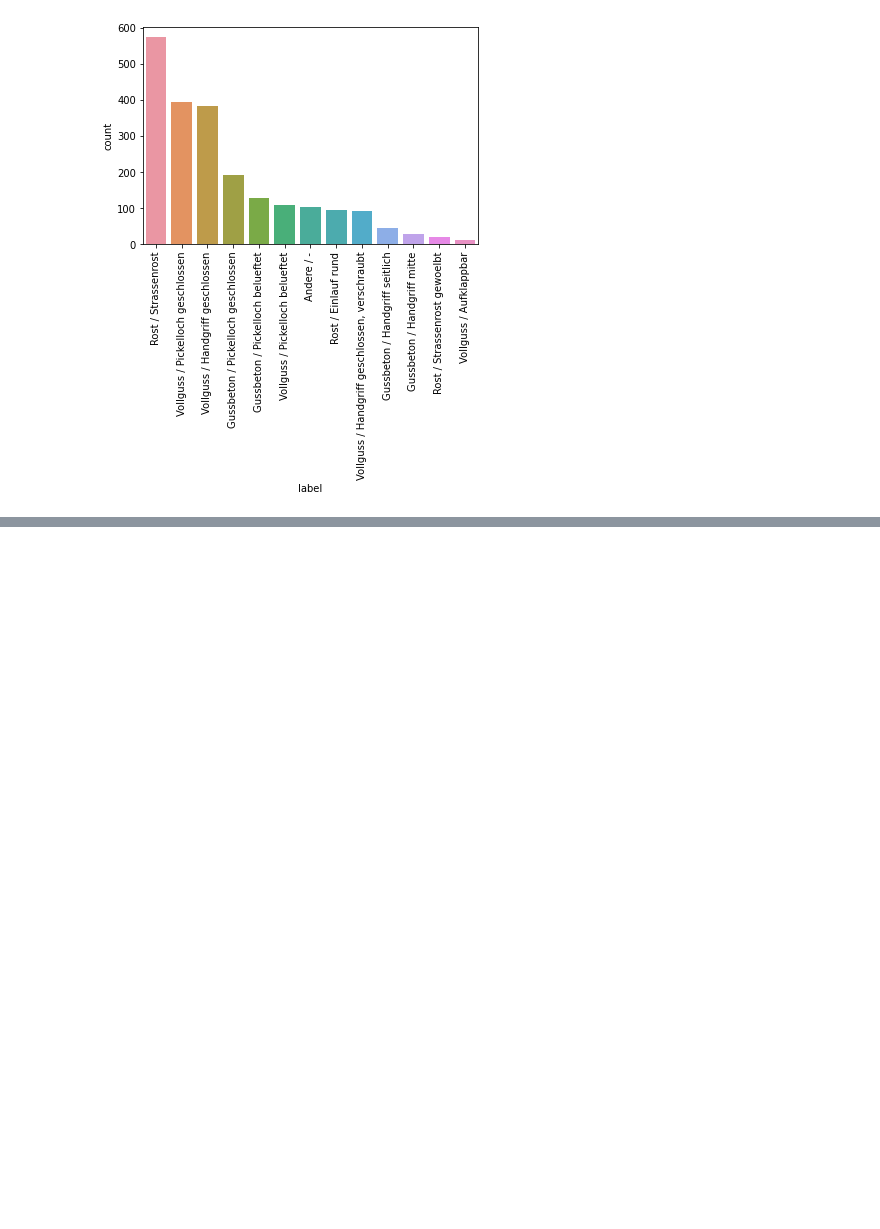
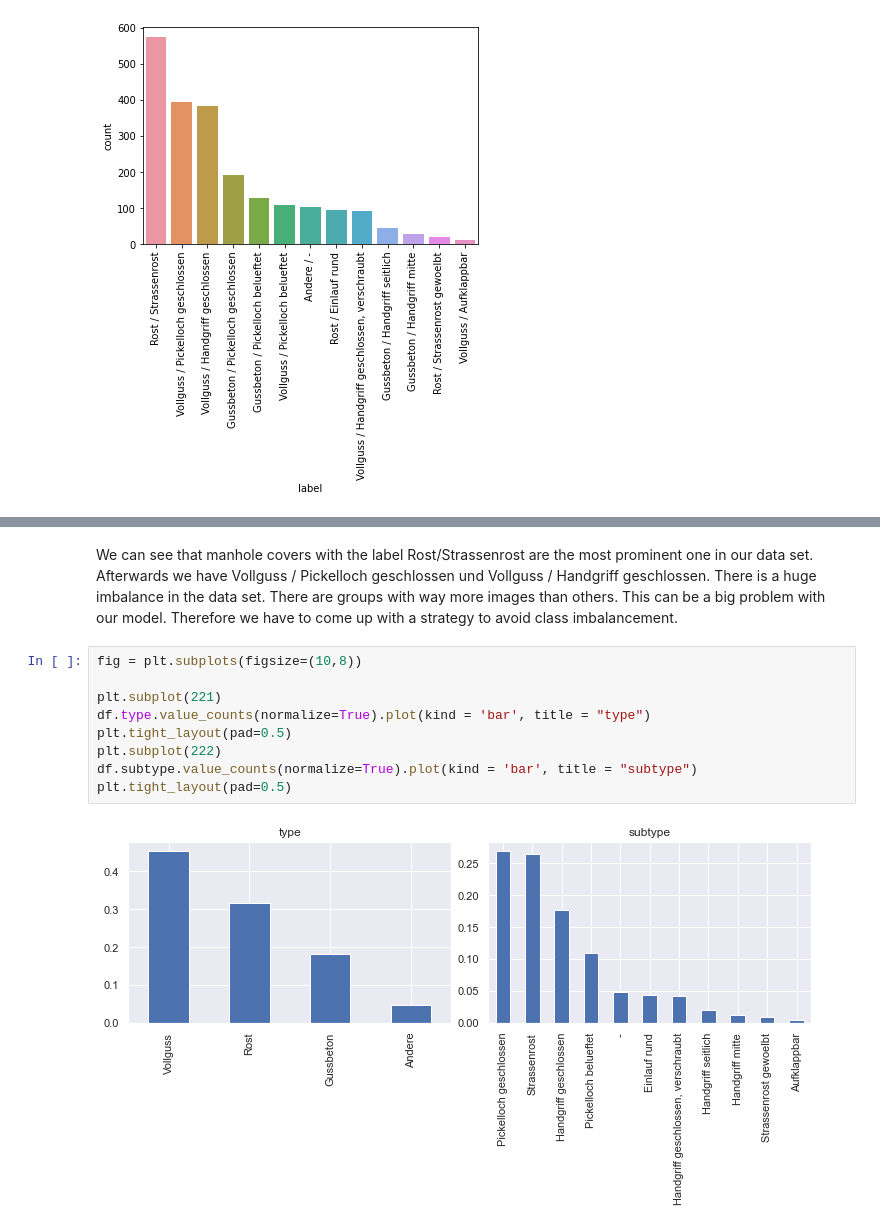
Before and after one commit to FiratSaritas/manhole-cover-classification, a Jupyter notebook: mainfile.ipynb, the cells around one changed output, grey strips where cells are left out. Drawn from its saved outputs; the diff is of its cells as text; blank space fills up the shorter version.

```diff
--- a/mainfile.ipynb
+++ b/mainfile.ipynb
@@ -115,0 +125,13 @@ plt.show()
+# %% [markdown]
+We can see that manhole covers with the label Rost/Strassenrost are the most prominent one in our data set. Afterwards we have Vollguss / Pickelloch geschlossen und Vollguss / Handgriff geschlossen. There is a huge imbalance in the data set. There are groups with way more images than others. This can be a big problem with our model. Therefore we have to come up with a strategy to avoid class imbalancement.
+# %%
+fig = plt.subplots(figsize=(10,8))
+
+plt.subplot(221)
+df.type.value_counts(normalize=True).plot(kind = 'bar', title = "type")
+plt.tight_layout(pad=0.5)
+plt.subplot(222)
+df.subtype.value_counts(normalize=True).plot(kind = 'bar', title = "subtype")
+plt.tight_layout(pad=0.5)
+# %% [output]
+[figure, added]
```
Also changed, not shown: parts of 46 cells of this notebook.
